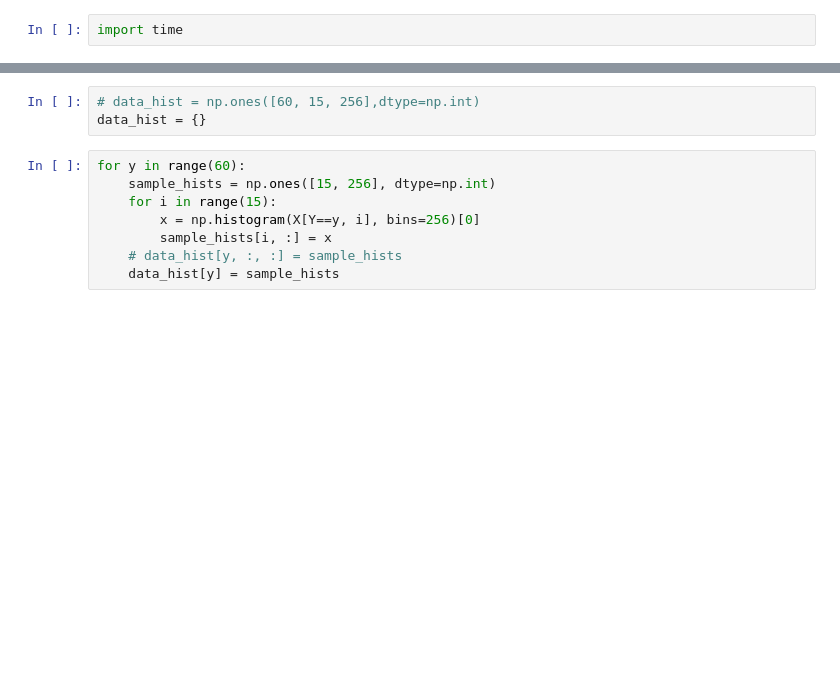
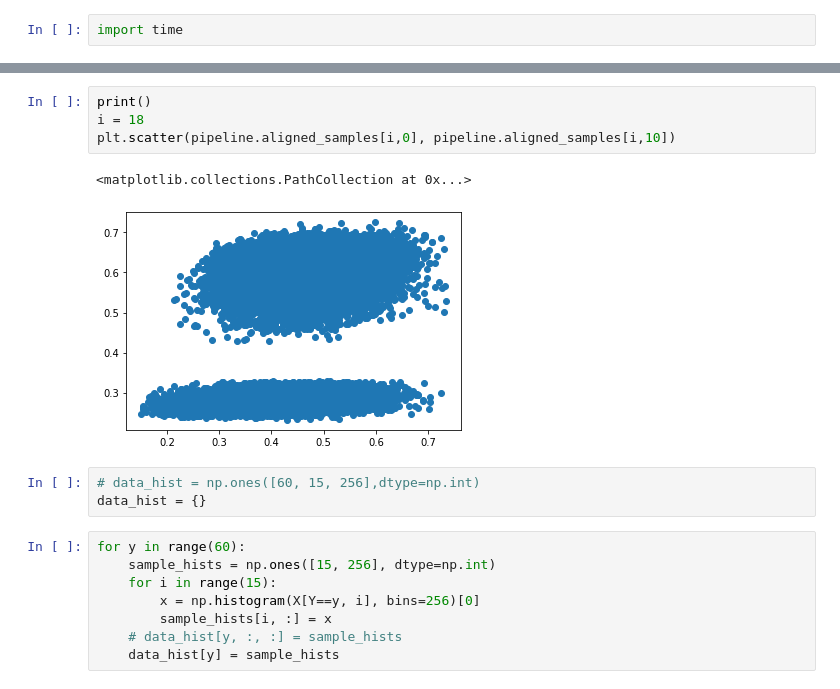
Before and after one commit to MuhammadSaeedBatikh/flowcyto_alignment, a Jupyter notebook: src/cyto/main_GUI_pipeline.ipynb, the cells around one changed output, grey strips where cells are left out. Saved outputs shown, nothing was run; the diff lists cells and outputs as text; blank space fills up the shorter version.

```diff
--- a/src/cyto/main_GUI_pipeline.ipynb
+++ b/src/cyto/main_GUI_pipeline.ipynb
@@ -127,3 +714,10 @@ import matplotlib.pyplot as plt
+# %%
+print()
+i = 18
+plt.scatter(pipeline.aligned_samples[i,0], pipeline.aligned_samples[i,10])
+# %% [output]
+<matplotlib.collections.PathCollection at 0x...>
+[figure, added]
 # %%
 # data_hist = np.ones([60, 15, 256],dtype=np.int)
 data_hist = {}
```
Also changed, not shown: parts of 15 cells of this notebook, 20 other files.
